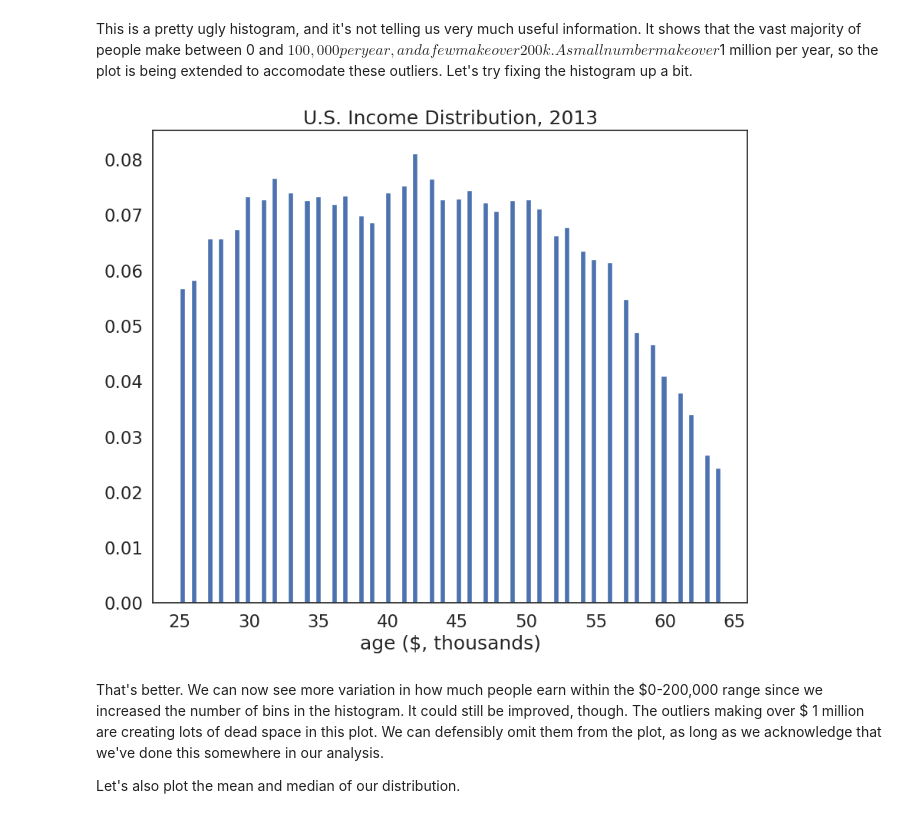
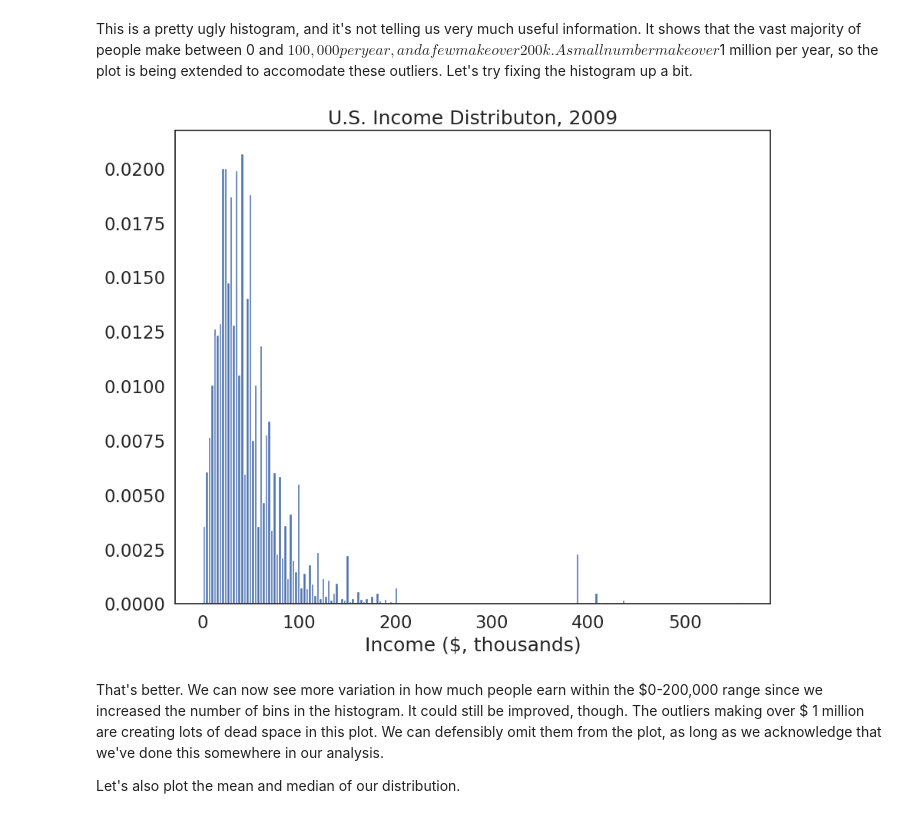
Before and after one commit to yuhengding1206/QM2-2024, a Jupyter notebook: notebooks/W05. Distributions and Basic Statistics.ipynb, the cells around one changed output. Drawn from its saved outputs; the diff is of its cells as text; code cells hidden in the pictures.

```diff
--- a/notebooks/W05. Distributions and Basic Statistics.ipynb
+++ b/notebooks/W05. Distributions and Basic Statistics.ipynb
@@ -168,0 +163,11 @@ what other variables are categorical? Convert them to categorical and describe.
+# %%
+# convert the variables to categorical and describe
+df.dtypes
+df['sex']=df['sex'].astype('category')
+df['sex'].describe()
+
+df['age']=df['age'].astype('category')
+df['age'].describe()
+
+df['union']=df['union'].astype('category')
+df['union'].describe()
@@ -196,7 +208,8 @@ What is the most common profession?
 
 Now that we've cleaned our data up, let's have a closer look at the *distribution* of our data. The best way to do this is using a histogram, which takes one variable and divides its values into a number of bins shown on the X axis, and then counts the number of observations in each of those bins on the Y axis. Let's start by looking at the distribution of the `income` variable:
 # %%
-df=df[df['year']==2013] # filter the dataframe to only contain 2013 data
+df=df[df['year']==2009] # filter the dataframe to only contain 2009 data
+
 plt.hist(df['income']) # plot a histogram of the income variable
 plt.show() # show the plot
 # %% [output]
@@ -204,16 +217,18 @@ plt.show() # show the plot
 # %% [markdown]
 This is a pretty ugly histogram, and it's not telling us very much useful information. It shows that the vast majority of people make between 0 and $100,000 per year, and a few make over 200k. A small number make over $1 million per year, so the plot is being extended to accomodate these outliers. Let's try fixing the histogram up a bit.
 # %%
-plt.hist(df['age'], bins=100, edgecolor='white', density=True)
+plt.hist(df['income'], bins=200, edgecolor='white', density=True)
 # i've increased the number of bins to 100 to make the plot smoother,
 # added the density=True argument to make the y-axis a probability density instead of a count,
 # and the edgecolor='white' argument to add some space between the bars, making the plot easier to read
 
-plt.xlabel('age ($, thousands)') # add a label to the x axis
-plt.title("U.S. Income Distribution, 2013") # add a title to the plot
+
+plt.xlabel('Income ($, thousands)') # add a label to the x axis
+plt.title("U.S. Income Distributon, 2009") # add a title to the plot
+
 plt.show()
 # %% [output]
-[figure, old version]
+[figure, new version]
 # %% [markdown]
 That's better. We can now see more variation in how much people earn within the \$0-200,000 range since we increased the number of bins in the histogram. It could still be improved, though. The outliers making over $ 1 million are creating lots of dead space in this plot. We can defensibly omit them from the plot, as long as we acknowledge that we've done this somewhere in our analysis.
 
```
Also changed, not shown: parts of 21 cells of this notebook.
